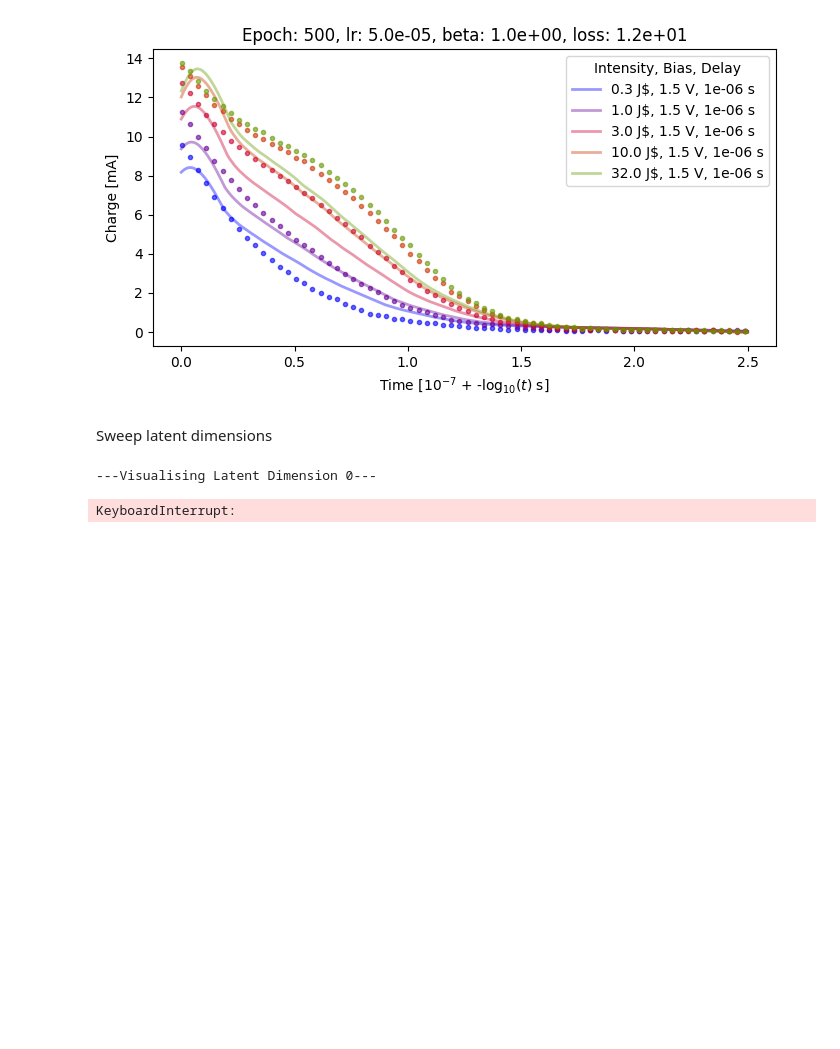
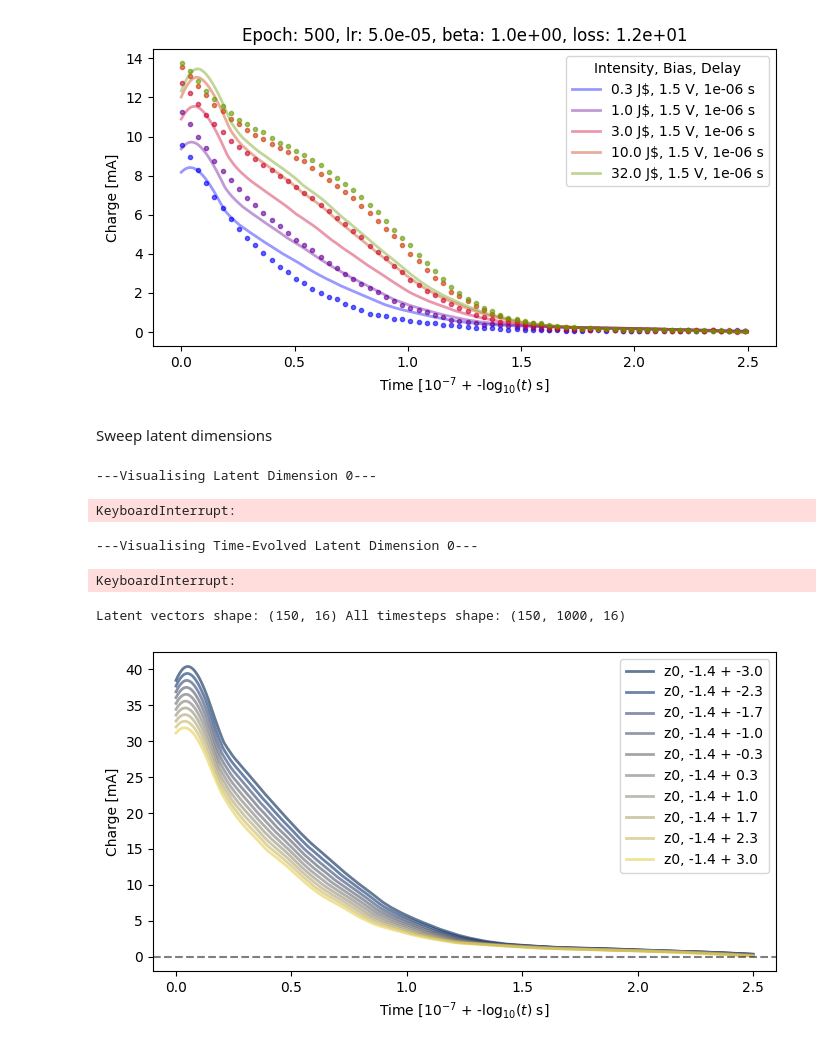
Before and after one commit to rayyyd/ML_charge_modeling, a Jupyter notebook: parameter_tuning/interpretability.ipynb, the cells around one changed output. Drawn from its saved outputs; the diff is of its cells as text; code cells hidden in the pictures; blank space fills up the shorter version.

Commit message:
time evolved sweep working

```diff
--- a/parameter_tuning/interpretability.ipynb
+++ b/parameter_tuning/interpretability.ipynb
@@ -164,3 +164,25 @@ for dim_idx in range(model_params['latent_dim']):
 # %% [output]
 ---Visualising Latent Dimension 0---
 KeyboardInterrupt:
+# %%
+# Test the time evolved sweep function
+dim_idx = 0  # Example latent dimension
+timesteps_of_interest = [1000]  # Example timesteps to analyze (0 - 999)
+
+print(f"---Visualising Time-Evolved Latent Dimension {dim_idx}---")
+visualisation.time_evolved_sweep(
+    parameters.model_params,
+    parameters.dataset,
+    dim_idx,
+    timesteps_of_interest,
+    save=False,
+    show=True
+)
+# %% [output]
+---Visualising Time-Evolved Latent Dimension 0---
+KeyboardInterrupt:
+# %%
+visualisation.sweep_latent_adaptive(parameters.model_params, parameters.dataset, 0, save=False, show=True)
+# %% [output]
+Latent vectors shape: (150, 16) All timesteps shape: (150, 1000, 16)
+[figure, added]
```
Also changed, not shown: 2 other files.
